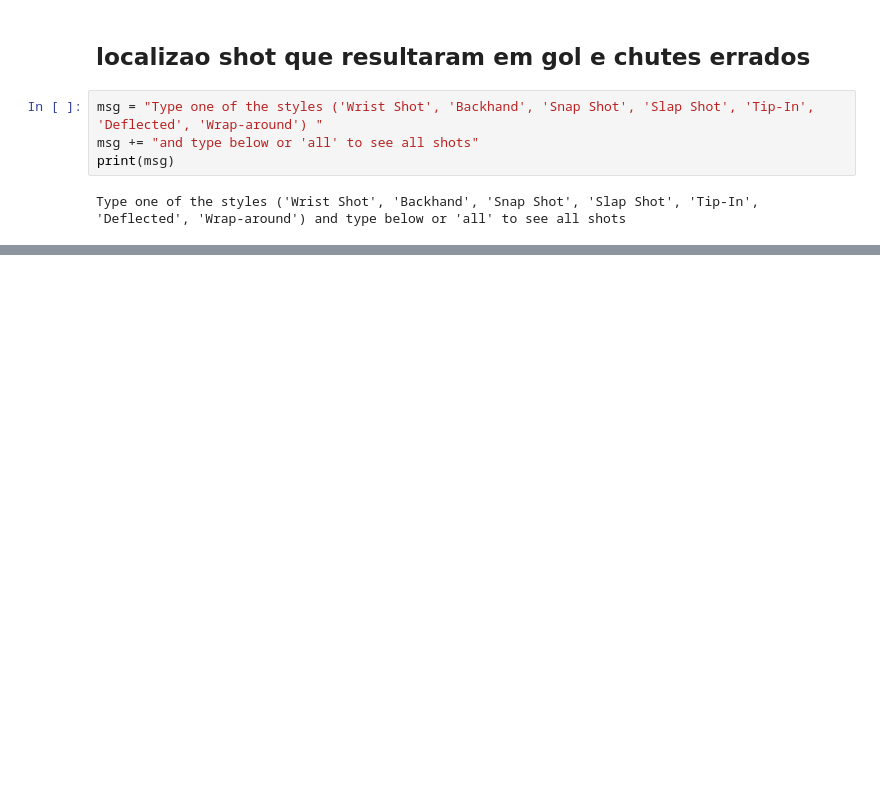
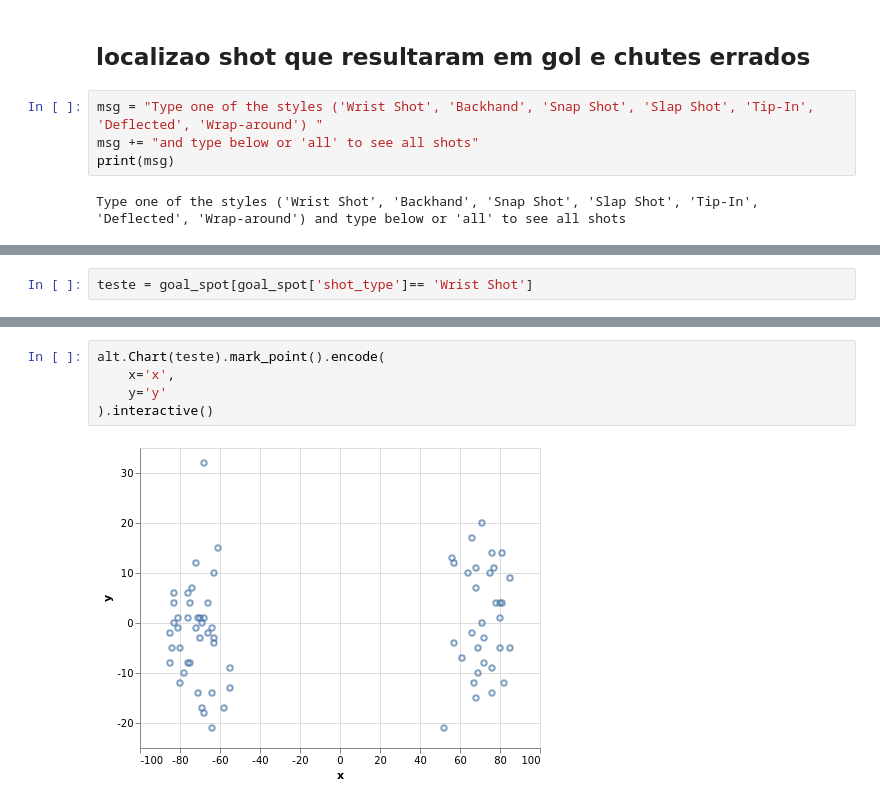
Before and after one commit to DanOakStats/NHL, a Jupyter notebook: data_cleaning.ipynb, the cells around one changed output, grey strips where cells are left out. Saved outputs shown, nothing was run; the diff lists cells and outputs as text; blank space fills up the shorter version.

```diff
--- a/data_cleaning.ipynb
+++ b/data_cleaning.ipynb
@@ -933,0 +934,2 @@ Type here: Wrist Shot
+# %%
+teste = goal_spot[goal_spot['shot_type']== 'Wrist Shot']
@@ -933,0 +945,7 @@ Type here: Wrist Shot
+# %%
+alt.Chart(teste).mark_point().encode(
+    x='x',
+    y='y'
+).interactive()
+# %% [output]
+[figure, added]
```
Also changed, not shown: parts of 11 cells of this notebook.
